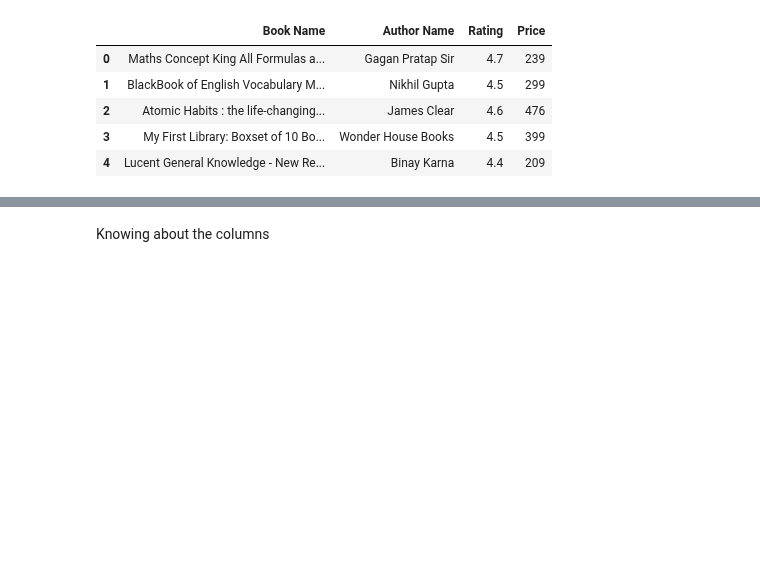
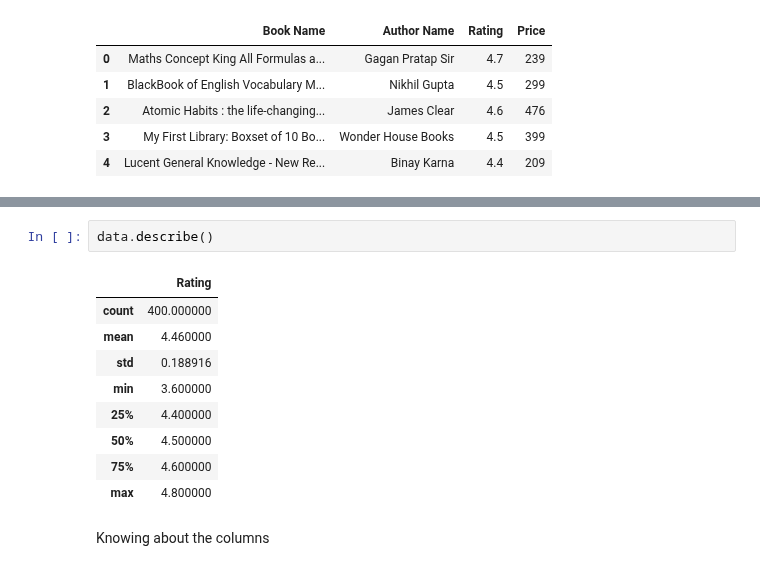
Before and after one commit to ayushi-006/Machine-Learning, a Jupyter notebook: Amazon_dataset.ipynb, the cells around one changed output, grey strips where cells are left out. Cells and saved outputs as stored; diff of their text form; blank space fills up the shorter version.

```diff
--- a/Amazon_dataset.ipynb
+++ b/Amazon_dataset.ipynb
@@ -22,3 +37,15 @@ data.head()
+# %%
+data.describe()
+# %% [output]
+|  | Rating |
+| count | 400.000000 |
+| mean | 4.460000 |
+| std | 0.188916 |
+| min | 3.600000 |
+| 25% | 4.400000 |
+| 50% | 4.500000 |
+| 75% | 4.600000 |
+| max | 4.800000 |
 # %% [markdown]
 Knowing about the columns
 # %%
```
Also changed, not shown: parts of 8 cells of this notebook.
